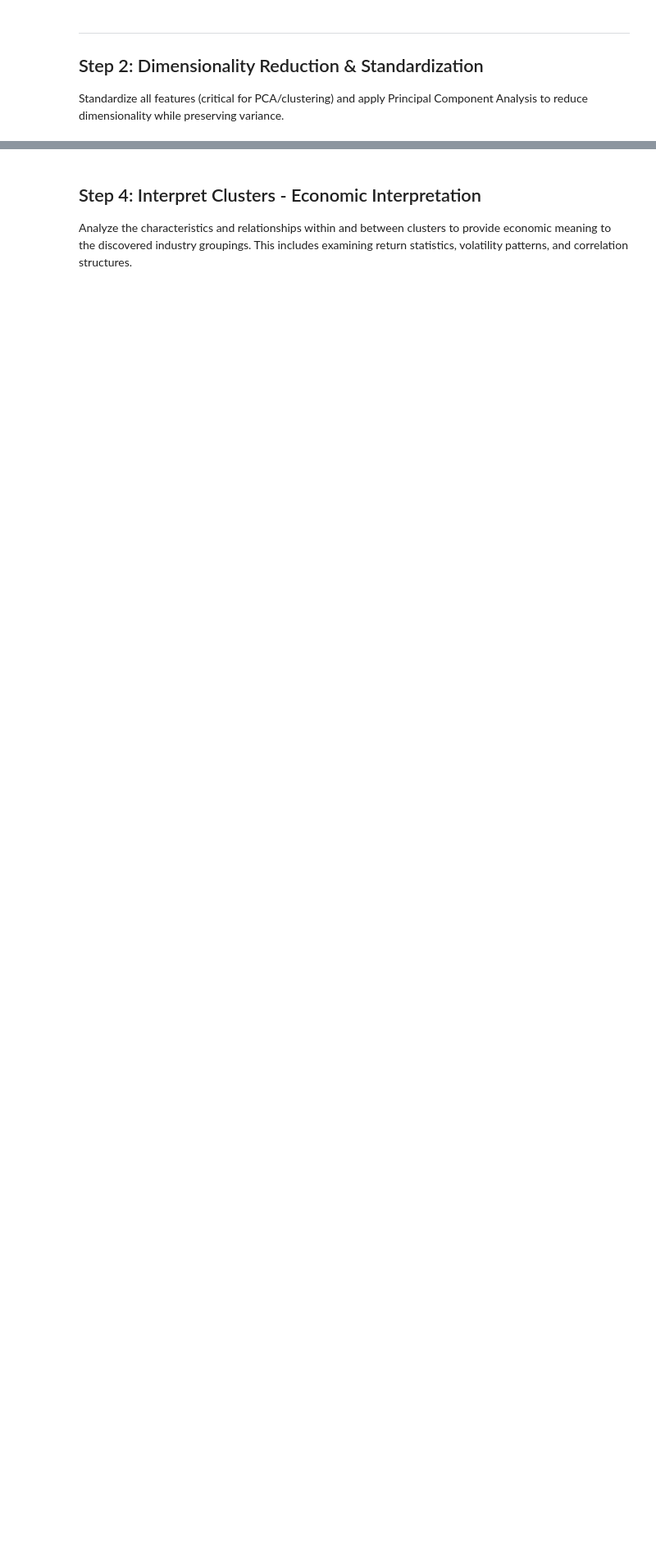
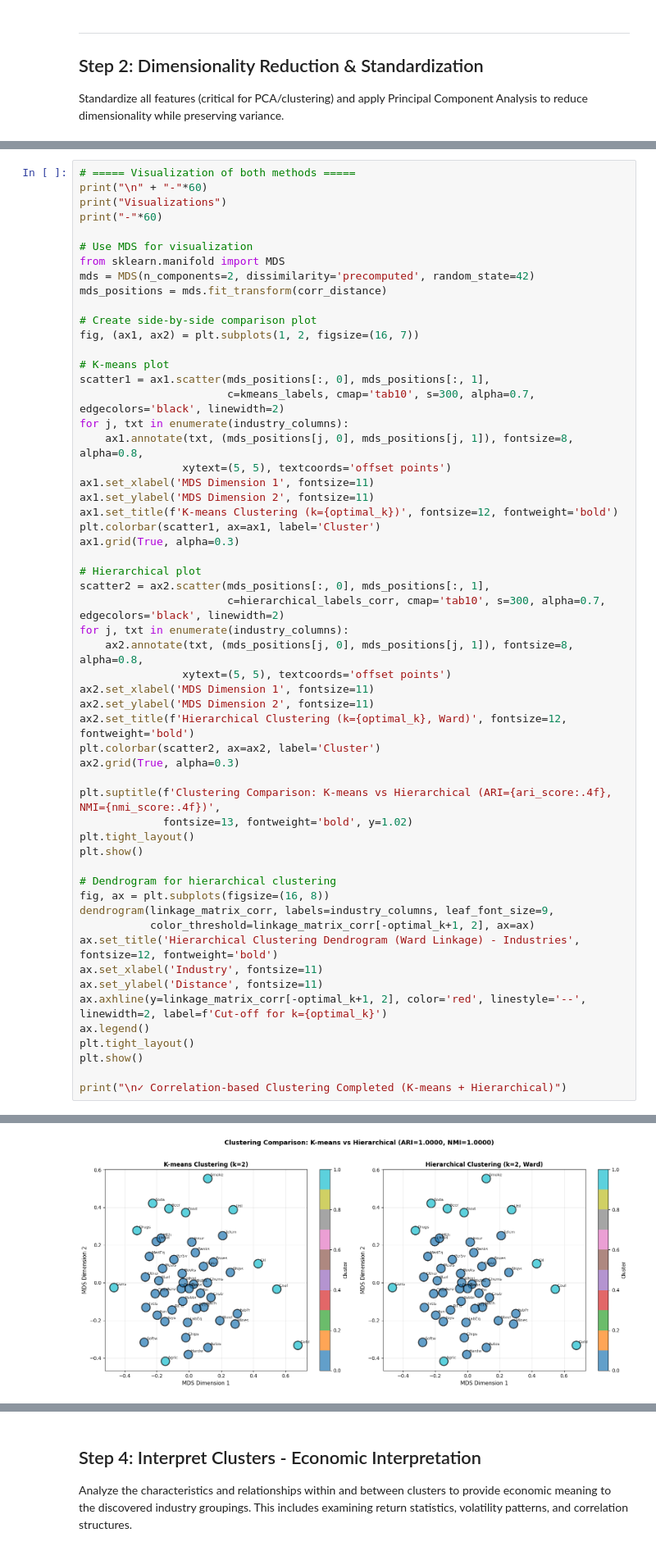
Before and after one commit to mscmsc-ops/Big_data, a Jupyter notebook: Main.ipynb, the cells around one changed output, grey strips where cells are left out. Shown at 82% size. Drawn from its saved outputs; the diff is of its cells as text; blank space fills up the shorter version.

```diff
--- a/Main.ipynb
+++ b/Main.ipynb
@@ -386,0 +759,57 @@ Clustering completed. Industries per cluster: [43  6]
+# %%
+# ===== Visualization of both methods =====
+print("\n" + "-"*60)
+print("Visualizations")
+print("-"*60)
+
+# Use MDS for visualization
+from sklearn.manifold import MDS
+mds = MDS(n_components=2, dissimilarity='precomputed', random_state=42)
+mds_positions = mds.fit_transform(corr_distance)
+
+# Create side-by-side comparison plot
+fig, (ax1, ax2) = plt.subplots(1, 2, figsize=(16, 7))
+
+# K-means plot
+scatter1 = ax1.scatter(mds_positions[:, 0], mds_positions[:, 1],
+                       c=kmeans_labels, cmap='tab10', s=300, alpha=0.7, edgecolors='black', linewidth=2)
+for j, txt in enumerate(industry_columns):
+    ax1.annotate(txt, (mds_positions[j, 0], mds_positions[j, 1]), fontsize=8, alpha=0.8,
+                xytext=(5, 5), textcoords='offset points')
+ax1.set_xlabel('MDS Dimension 1', fontsize=11)
+ax1.set_ylabel('MDS Dimension 2', fontsize=11)
+ax1.set_title(f'K-means Clustering (k={optimal_k})', fontsize=12, fontweight='bold')
+plt.colorbar(scatter1, ax=ax1, label='Cluster')
+ax1.grid(True, alpha=0.3)
+
+# Hierarchical plot
+scatter2 = ax2.scatter(mds_positions[:, 0], mds_positions[:, 1],
+                       c=hierarchical_labels_corr, cmap='tab10', s=300, alpha=0.7, edgecolors='black', linewidth=2)
+for j, txt in enumerate(industry_columns):
+    ax2.annotate(txt, (mds_positions[j, 0], mds_positions[j, 1]), fontsize=8, alpha=0.8,
+                xytext=(5, 5), textcoords='offset points')
+ax2.set_xlabel('MDS Dimension 1', fontsize=11)
+ax2.set_ylabel('MDS Dimension 2', fontsize=11)
+ax2.set_title(f'Hierarchical Clustering (k={optimal_k}, Ward)', fontsize=12, fontweight='bold')
+plt.colorbar(scatter2, ax=ax2, label='Cluster')
+ax2.grid(True, alpha=0.3)
+
+plt.suptitle(f'Clustering Comparison: K-means vs Hierarchical (ARI={ari_score:.4f}, NMI={nmi_score:.4f})',
+             fontsize=13, fontweight='bold', y=1.02)
+plt.tight_layout()
+plt.show()
+
+# Dendrogram for hierarchical clustering
+fig, ax = plt.subplots(figsize=(16, 8))
+dendrogram(linkage_matrix_corr, labels=industry_columns, leaf_font_size=9,
+           color_threshold=linkage_matrix_corr[-optimal_k+1, 2], ax=ax)
+ax.set_title('Hierarchical Clustering Dendrogram (Ward Linkage) - Industries', fontsize=12, fontweight='bold')
+ax.set_xlabel('Industry', fontsize=11)
+ax.set_ylabel('Distance', fontsize=11)
+ax.axhline(y=linkage_matrix_corr[-optimal_k+1, 2], color='red', linestyle='--', linewidth=2, label=f'Cut-off for k={optimal_k}')
+ax.legend()
+plt.tight_layout()
+plt.show()
+
+print("\n✓ Correlation-based Clustering Completed (K-means + Hierarchical)")
+# %% [output]
@@ -386,0 +819 @@ Clustering completed. Industries per cluster: [43  6]
+[figure, added]
```
Also changed, not shown: parts of 32 cells of this notebook, 3 other files.
